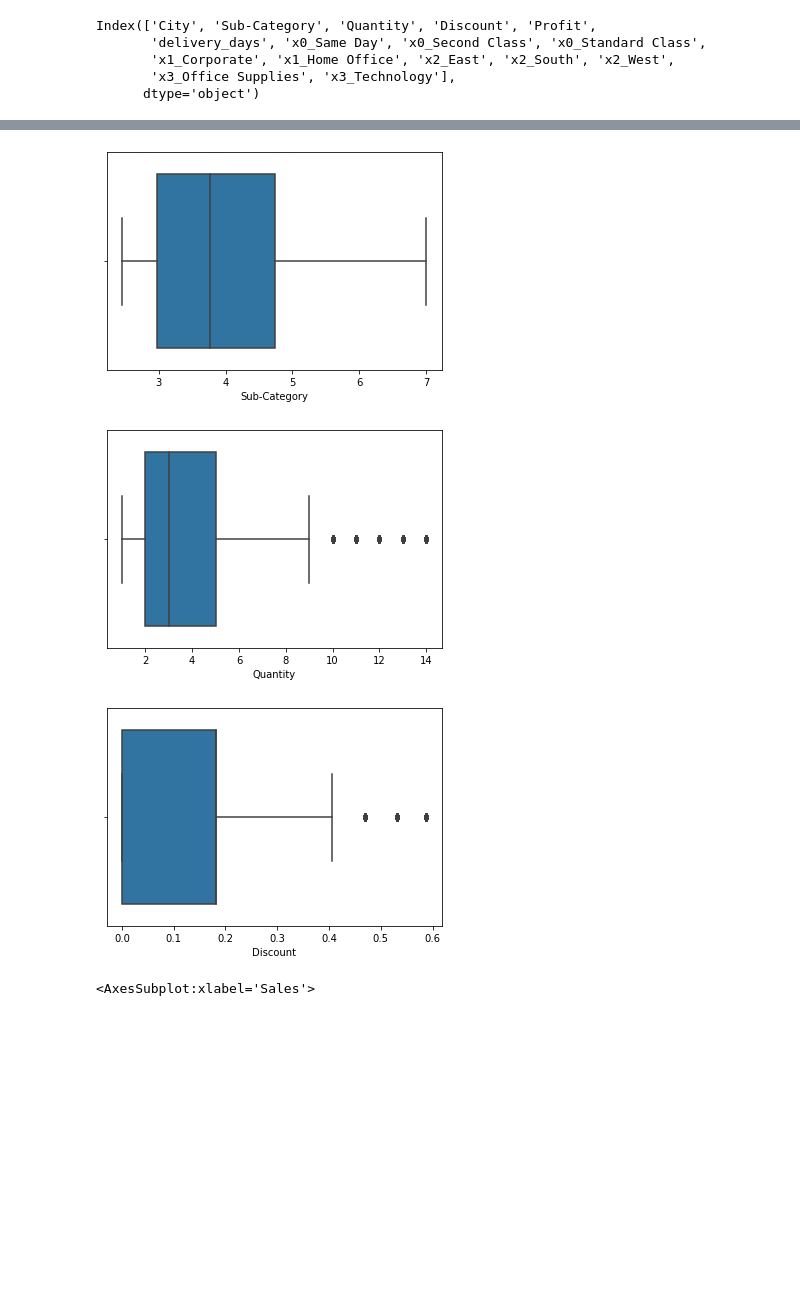
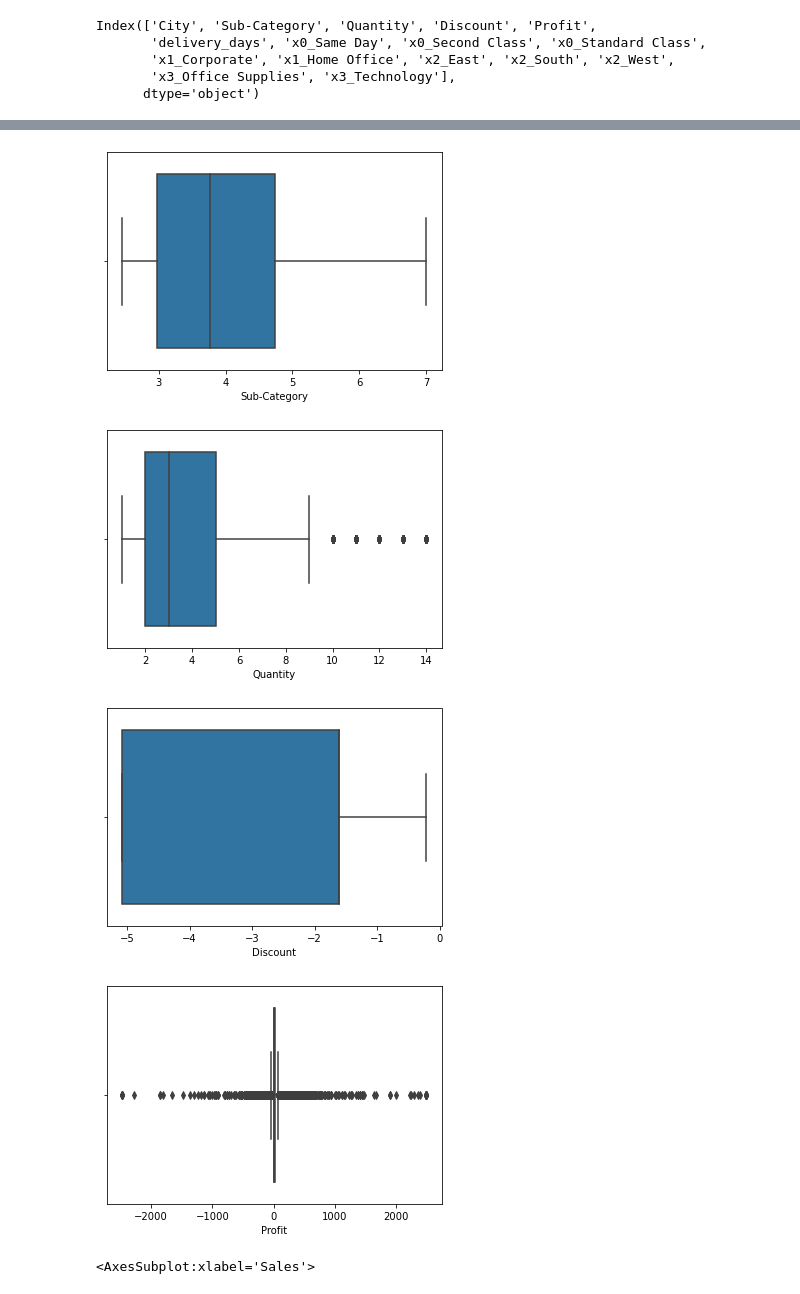
Before and after one commit to akash1231234/Superstore, a Jupyter notebook: untitled.ipynb, the cells around one changed output, grey strips where cells are left out. Drawn from its saved outputs; the diff is of its cells as text; code cells hidden in the pictures; blank space fills up the shorter version.

```diff
--- a/untitled.ipynb
+++ b/untitled.ipynb
@@ -501,0 +529,4 @@ Index(['City', 'Sub-Category', 'Discount'], dtype='object')
+# %%
+upper_threshold=X['Profit'].median()+90*IQR
+lower_threshold=X['Profit'].median()-90*IQR
+upper_threshold,lower_threshold
@@ -502,6 +535,9 @@ Index(['City', 'Sub-Category', 'Discount'], dtype='object')
+# %%
+X['Profit']=np.where(X['Profit']>upper_threshold,upper_threshold,X['Profit'])
+X['Profit']=np.where(X['Profit']<lower_threshold,lower_threshold,X['Profit'])
 # %%
 # for columns in X.iloc[:,:5].columns:
 #     X[columns]=minmax.fit_transform(X[[columns]])
 # %%
-for columns in X.iloc[:,:5].drop(['Quantity','Profit'],axis=1).columns:
+for columns in X.iloc[:,:5].drop(['Quantity','Profit','Discount'],axis=1).columns:
     X[columns]=np.log1p(X[columns])
@@ -508,12 +549,15 @@ for columns in X.iloc[:,:5].drop(['Quantity','Profit'],axis=1).columns:
+# %%
+X['Discount']=boxcox(X['Discount']+0.01)[0]
 # %%
-for columns in X.iloc[:,:4]:
+for columns in X.iloc[:,:5]:
     sns.boxplot(X[columns])
     plt.show()
 # %% [output]
 [figure]
 [figure]
 [figure]
-[figure, old version]
+[figure, new version]
+[figure, added]
 # %%
 sns.boxplot(y['Sales'])
 # %% [output]
```
Also changed, not shown: parts of 42 cells of this notebook.
